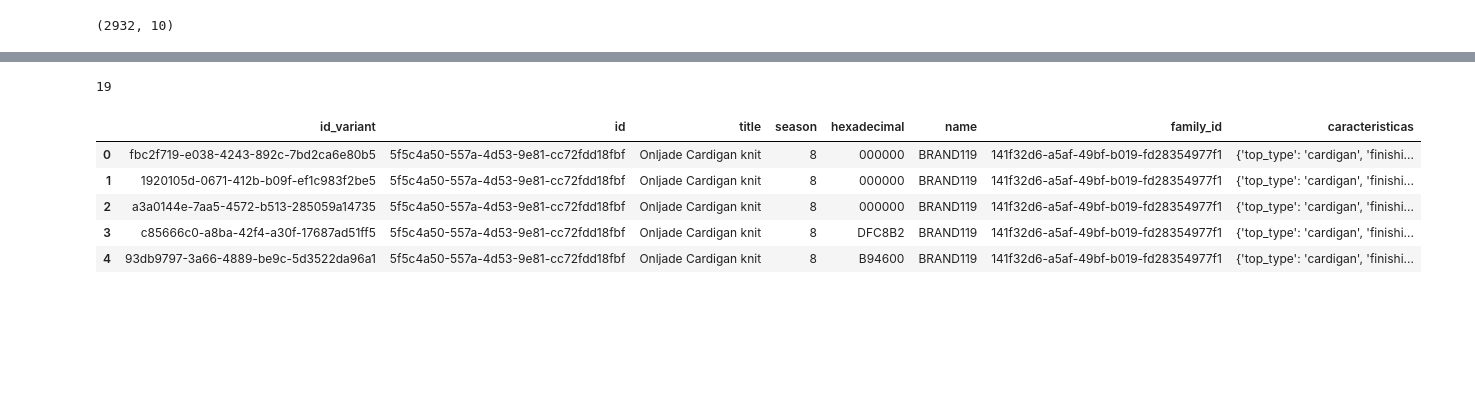
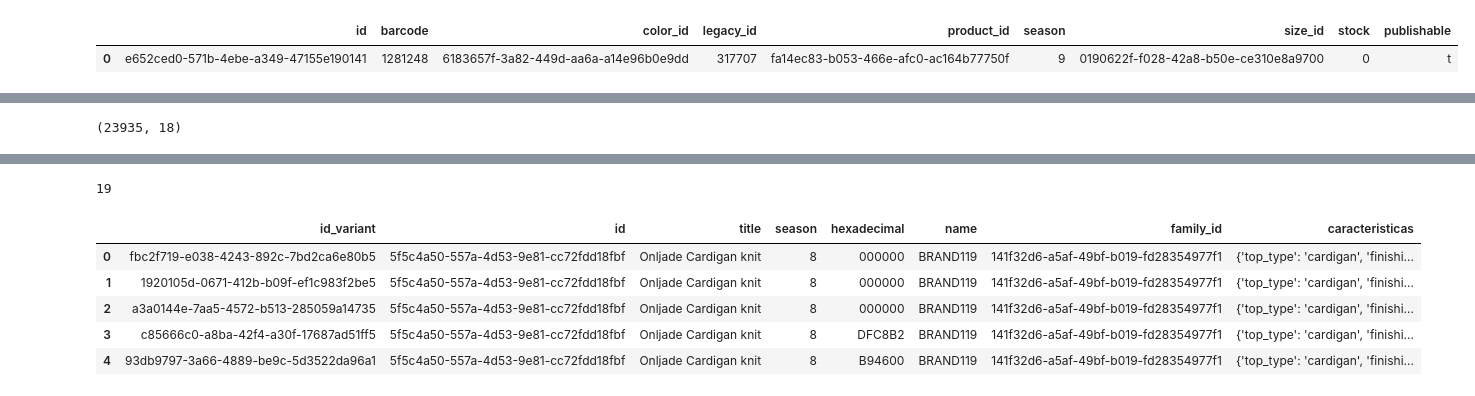
Before and after one commit to xaabizulu/24_25_3_R10_Verde_Oscuro, a Jupyter notebook: 01-Preprocesamiento.ipynb, the cells around one changed output, grey strips where cells are left out. Drawn from its saved outputs; the diff is of its cells as text; code cells hidden in the pictures; blank space fills up the shorter version.

```diff
--- a/01-Preprocesamiento.ipynb
+++ b/01-Preprocesamiento.ipynb
@@ -37,7 +29,8 @@ tabla1.head()
-# %%
-tabla1.shape
-# %% [output]
-(2932, 10)
+# %%
+product_variant.head(1)
+# %% [output]
+|  | id | barcode | color_id | legacy_id | product_id | season | size_id | stock | publishable |
+| 0 | e652ced0-571b-4ebe-a349-47155e190141 | 1281248 | 6183657f-3a82-449d-aa6a-a14e96b0e9dd | 317707 | fa14ec83-b053-466e-afc0-ac164b77750f | 9 | 0190622f-f028-42a8-b50e-ce310e8a9700 | 0 | t |
 # %%
 tabla2 = pd.merge(tabla1, product_variant, how='left', right_on='product_id', left_on='id', suffixes=['', '_variant'])
 tabla2 = tabla2.drop(columns=['product_id'])
@@ -49,6 +42,10 @@ tabla2.head()
 | 2 | 5f5c4a50-557a-4d53-9e81-cc72fdd18fbf | cfca4b92-12a6-411c-a62a-a874d00aa735 | 141f32d6-a5af-49bf-b019-fd28354977f1 | J1214 | \N | Onljade Cardigan knit | ["LOOKIERO"] | BRAND119 | MAINSTREAM | 0 | ... |
 | 3 | 5f5c4a50-557a-4d53-9e81-cc72fdd18fbf | cfca4b92-12a6-411c-a62a-a874d00aa735 | 141f32d6-a5af-49bf-b019-fd28354977f1 | J1214 | \N | Onljade Cardigan knit | ["LOOKIERO"] | BRAND119 | MAINSTREAM | 0 | ... |
 | 4 | 5f5c4a50-557a-4d53-9e81-cc72fdd18fbf | cfca4b92-12a6-411c-a62a-a874d00aa735 | 141f32d6-a5af-49bf-b019-fd28354977f1 | J1214 | \N | Onljade Cardigan knit | ["LOOKIERO"] | BRAND119 | MAINSTREAM | 0 | ... |
+# %%
+tabla2.shape
+# %% [output]
+(23935, 18)
 # %%
 tabla3 = pd.merge(tabla2, color, how='left', right_on='id', left_on='color_id', suffixes=['', '_color'])
 tabla3 = tabla3.drop(columns=['id_color'])
```
Also changed, not shown: parts of 6 cells of this notebook.
